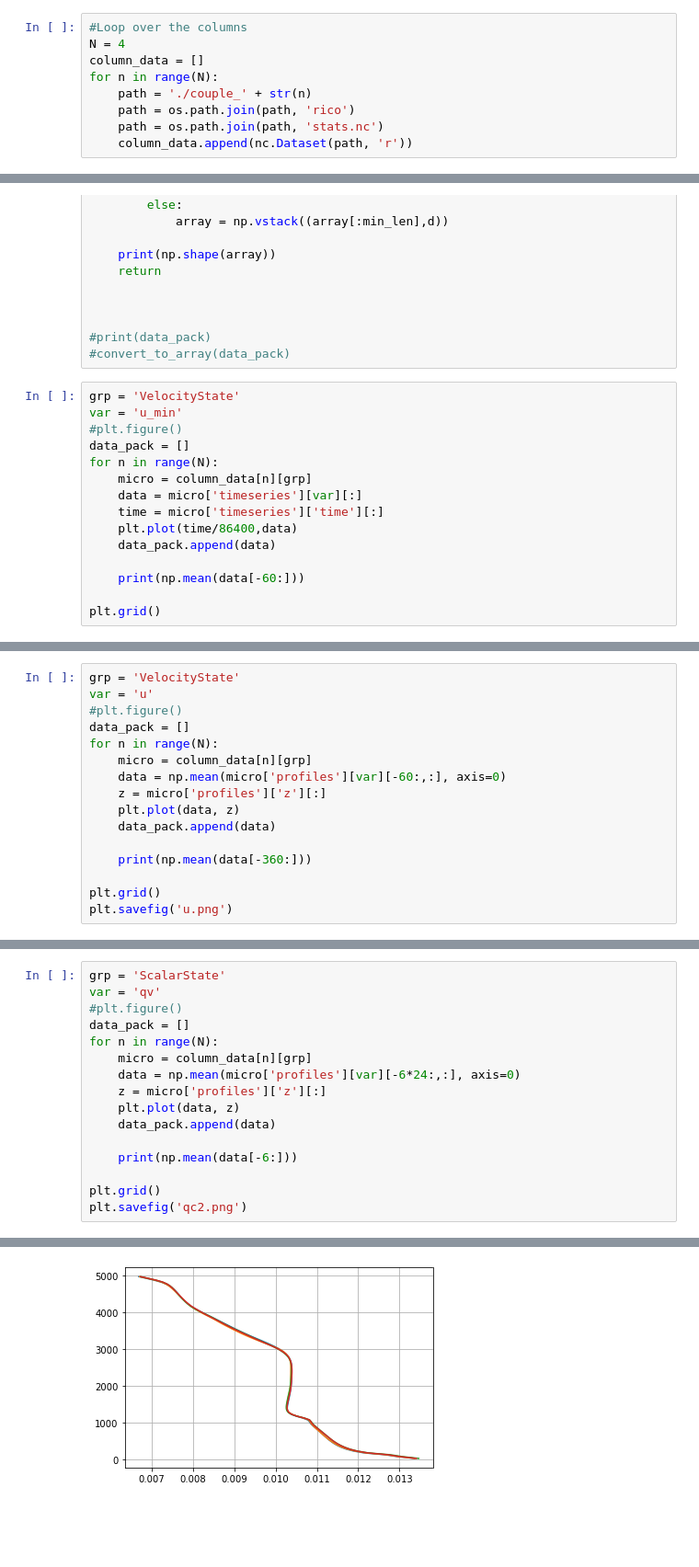
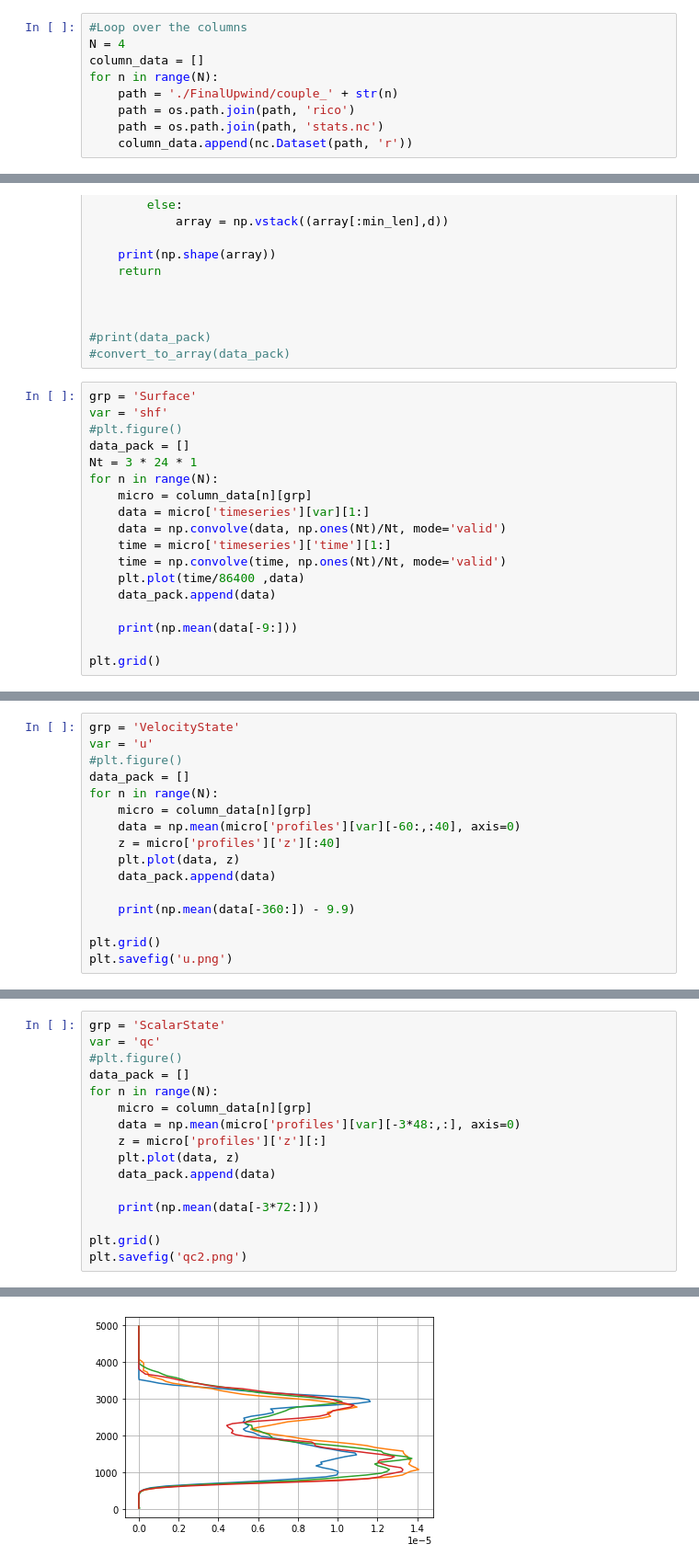
Before and after one commit to pnnl/pinacles, a Jupyter notebook: CoupledPlots.ipynb, the cells around one changed output, grey strips where cells are left out. Shown at 92% size. Drawn from its saved outputs; the diff is of its cells as text; blank space fills up the shorter version.

```diff
--- a/CoupledPlots.ipynb
+++ b/CoupledPlots.ipynb
@@ -8,7 +9,7 @@ import os
 N = 4
 column_data = []
 for n in range(N):
-    path = './couple_' + str(n)
+    path = './FinalUpwind/couple_' + str(n)
     path = os.path.join(path, 'rico')
     path = os.path.join(path, 'stats.nc')
     column_data.append(nc.Dataset(path, 'r'))
@@ -73,18 +83,21 @@ def convert_to_array(data_pack):
 #print(data_pack)
 #convert_to_array(data_pack)
 # %%
-grp = 'VelocityState'
-var = 'u_min'
+grp = 'Surface'
+var = 'shf'
 #plt.figure()
 data_pack = []
+Nt = 3 * 24 * 1
 for n in range(N):
     micro = column_data[n][grp]
-    data = micro['timeseries'][var][:]
-    time = micro['timeseries']['time'][:]
-    plt.plot(time/86400,data)
+    data = micro['timeseries'][var][1:]
+    data = np.convolve(data, np.ones(Nt)/Nt, mode='valid')
+    time = micro['timeseries']['time'][1:]
+    time = np.convolve(time, np.ones(Nt)/Nt, mode='valid')
+    plt.plot(time/86400 ,data)
     data_pack.append(data)
 
-    print(np.mean(data[-60:]))
+    print(np.mean(data[-9:]))
 
 plt.grid()
 # %% [output]
@@ -100,12 +113,12 @@ var = 'u'
 data_pack = []
 for n in range(N):
     micro = column_data[n][grp]
-    data = np.mean(micro['profiles'][var][-60:,:], axis=0)
-    z = micro['profiles']['z'][:]
+    data = np.mean(micro['profiles'][var][-60:,:40], axis=0)
+    z = micro['profiles']['z'][:40]
     plt.plot(data, z)
     data_pack.append(data)
 
-    print(np.mean(data[-360:]))
+    print(np.mean(data[-360:]) - 9.9)
 
 plt.grid()
 plt.savefig('u.png')
@@ -118,16 +131,16 @@ plt.savefig('u.png')
 # %%
 grp = 'ScalarState'
-var = 'qv'
+var = 'qc'
 #plt.figure()
 data_pack = []
 for n in range(N):
     micro = column_data[n][grp]
-    data = np.mean(micro['profiles'][var][-6*24:,:], axis=0)
+    data = np.mean(micro['profiles'][var][-3*48:,:], axis=0)
     z = micro['profiles']['z'][:]
     plt.plot(data, z)
     data_pack.append(data)
 
-    print(np.mean(data[-6:]))
+    print(np.mean(data[-3*72:]))
 
 plt.grid()
 plt.savefig('qc2.png')
@@ -139,4 +152,4 @@ plt.savefig('qc2.png')
-[figure, old version]
+[figure, new version]
 # %%
 grp = 'ScalarState'
 var = 'qc'
```
Also changed, not shown: parts of 11 cells of this notebook, 5 other files.
